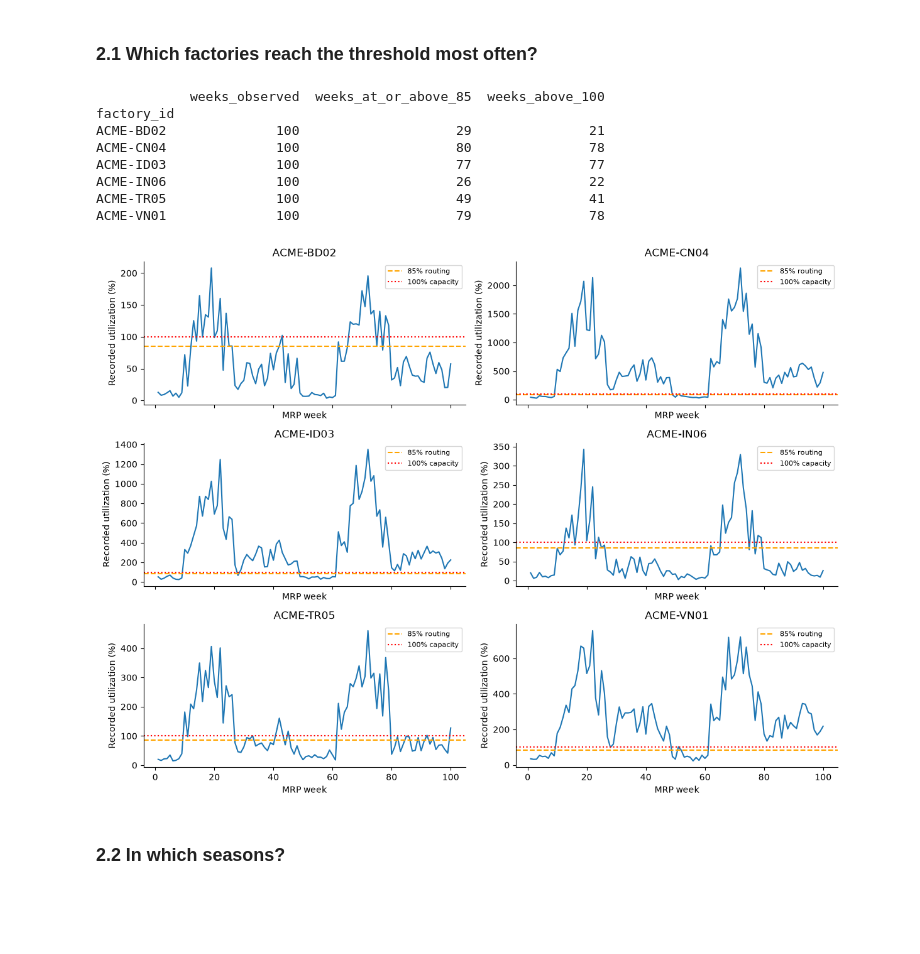
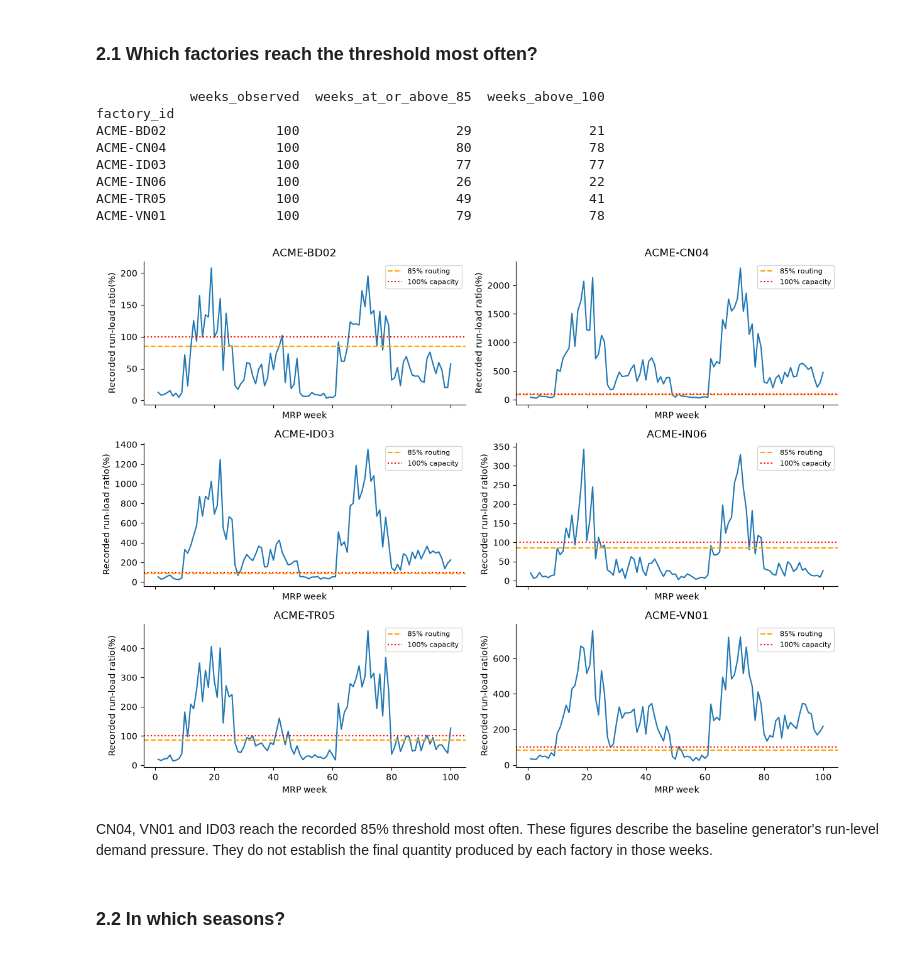
Before and after one commit to Avasarala-lusi/acme-sports-buy-copilot, a Jupyter notebook: notebooks/trend_analysis.ipynb, the cells around one changed output. Drawn from its saved outputs; the diff is of its cells as text; code cells hidden in the pictures; blank space fills up the shorter version.

```diff
--- a/notebooks/trend_analysis.ipynb
+++ b/notebooks/trend_analysis.ipynb
@@ -154,35 +150,37 @@ summary = f.groupby("factory_id").agg(
 )
 
 print(summary.to_string())
 
 # Separate charts make individual factories easier to inspect.
 fig, axes = plt.subplots(3, 2, figsize=(12, 9), sharex=True)
 
 for ax, (factory, data) in zip(
     axes.flat, f.groupby("factory_id")
 ):
     data = data.sort_values("week_number")
 
     ax.plot(data["week_number"], data["utilization_pct"])
     ax.axhline(85, color="orange", linestyle="--", label="85% routing")
     ax.axhline(100, color="red", linestyle=":", label="100% capacity")
     ax.set_title(factory)
-    ax.set_ylabel("Recorded utilization (%)")
+    ax.set_ylabel("Recorded run-load ratio(%)")
     ax.set_xlabel("MRP week")
     ax.legend(fontsize=8)
 
 plt.tight_layout()
 plt.show()
 # %% [output]
             weeks_observed  weeks_at_or_above_85  weeks_above_100
 factory_id
 ACME-BD02              100                    29               21
 ACME-CN04              100                    80               78
 ACME-ID03              100                    77               77
 ACME-IN06              100                    26               22
 ACME-TR05              100                    49               41
 ACME-VN01              100                    79               78
-[figure, old version]
+[figure, new version]
+# %% [markdown]
+CN04, VN01 and ID03 reach the recorded 85% threshold most often. These figures describe the baseline generator's run-level demand pressure. They do not establish the final quantity produced by each factory in those weeks.
 # %% [markdown]
 ### 2.2 In which seasons?
 # %%
```
Also changed, not shown: parts of 10 cells of this notebook.
